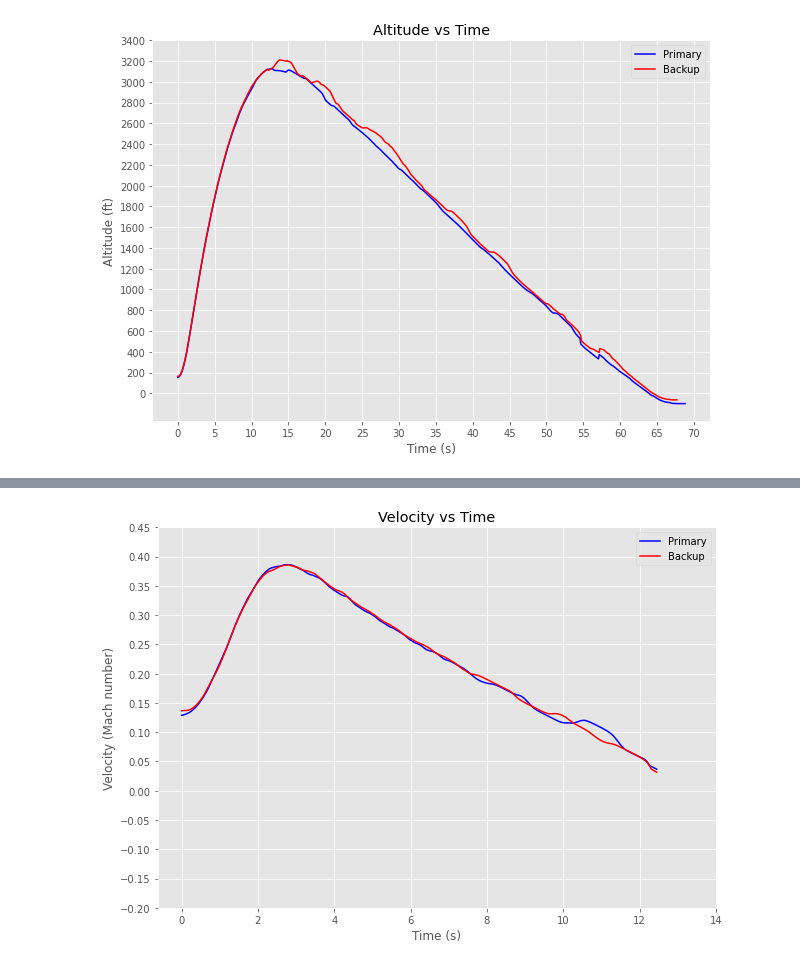
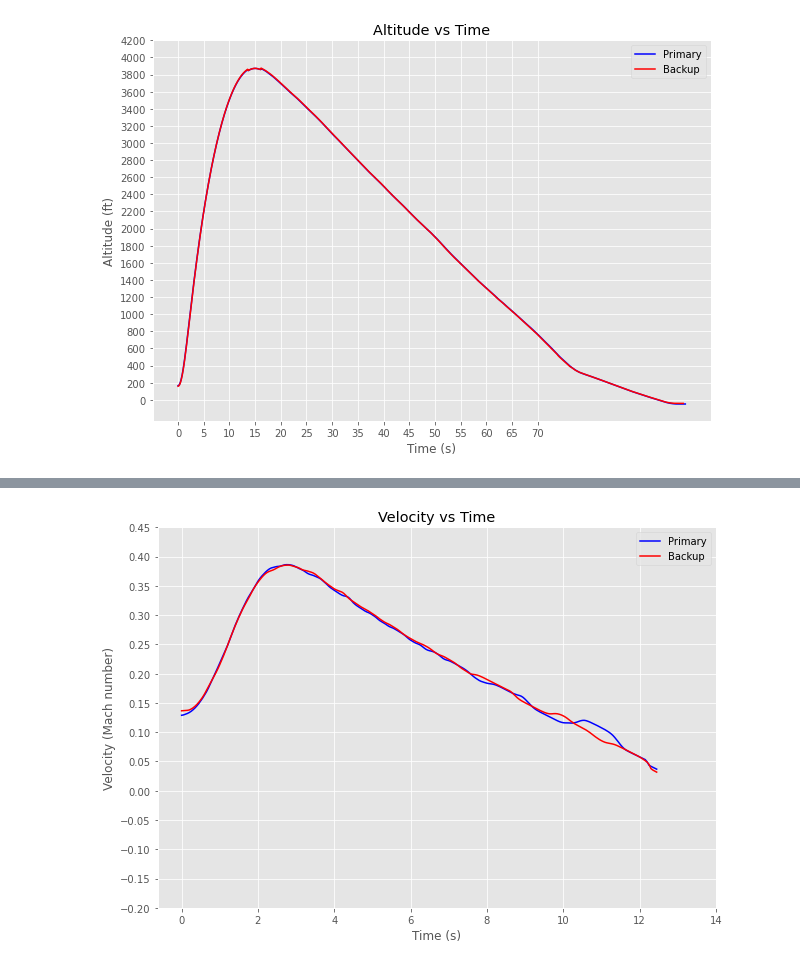
Before and after one commit to NUSTARS/launch-vehicle, a Jupyter notebook: plotting.ipynb, the cells around one changed output, grey strips where cells are left out. Cells and saved outputs as stored; diff of their text form; code cells hidden in the pictures.

```diff
--- a/plotting.ipynb
+++ b/plotting.ipynb
@@ -3,10 +3,10 @@ from plotting import import_data
 from matplotlib import pyplot as plt; plt.style.use("ggplot")
 import numpy as np
 # %%
-t_alt_primary,alt_primary = import_data("final-launch-primary.csv",variable="altitude",n_avg=50)
-t_alt_backup,alt_backup = import_data("final-launch-backup.csv",variable="altitude",n_avg=50)
-t_vel_primary,vel_primary = import_data("final-launch-primary.csv",variable="velocity",n_avg=50)
-t_vel_backup,vel_backup = import_data("final-launch-backup.csv",variable="velocity",n_avg=50)
+t_alt_primary,alt_primary = import_data("primary.csv",variable="altitude",n_avg=50)
+t_alt_backup,alt_backup = import_data("backup.csv",variable="altitude",n_avg=50)
+t_vel_primary,vel_primary = import_data("primary.csv",variable="velocity",n_avg=50)
+t_vel_backup,vel_backup = import_data("backup.csv",variable="velocity",n_avg=50)
 
 prim = np.column_stack((np.array(t_alt_primary).T, np.array(alt_primary).T, np.array(vel_primary).T))
 back = np.column_stack((np.array(t_alt_backup).T, np.array(alt_backup).T, np.array(vel_backup).T))
@@ -17,14 +17,14 @@ np.savetxt("backup_filtered.csv",back, delimiter=",")
 # %%
 fig, ax = plt.subplots(figsize=(10,7))
 ax.plot(t_alt_primary,alt_primary,"-b",label="Primary")
 ax.plot(t_alt_backup,alt_backup,"-r",label="Backup")
 ax.set(title="Altitude vs Time",xlabel="Time (s)",ylabel= "Altitude (ft)")
 ax.legend()
-plt.yticks(np.arange(0,3500,200))
+plt.yticks(np.arange(0,4400,200))
 plt.xticks(np.arange(0,75,5))
 plt.show()
 # %% [output]
-[figure, old version]
+[figure, new version]
 # %%
 t_vel_primary,vel_primary = import_data("test-launch-1-primary.csv",variable="velocity",n_avg=50)
 t_vel_backup,vel_backup = import_data("test-launch-1-backup.csv",variable="velocity",n_avg=50)
```
Also changed, not shown: parts of 1 cell of this notebook.
